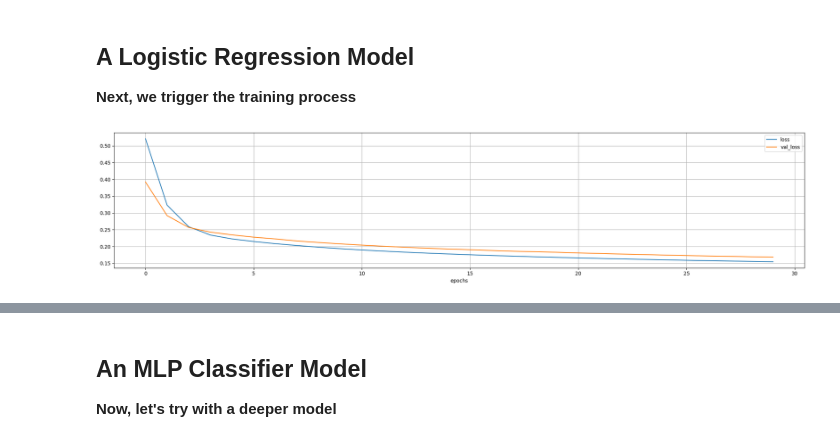
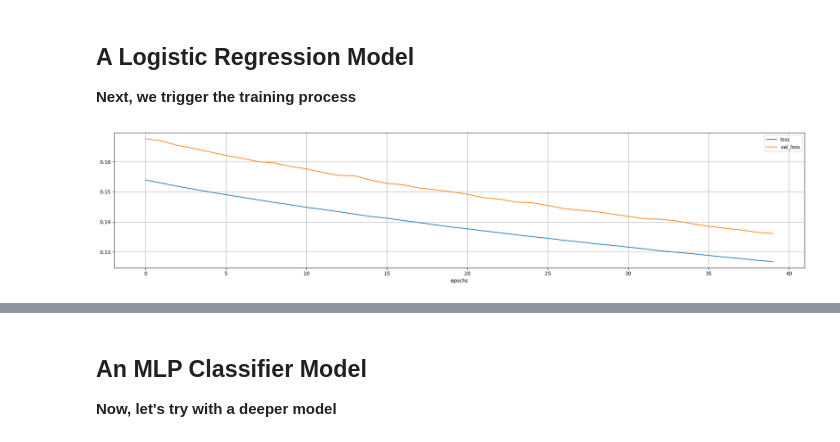
Before and after one commit to lab-ai-2023-2024/part-4, a Jupyter notebook: 09. Case Study - Classification based Maintenance Policy.ipynb, the cells around one changed output, grey strips where cells are left out. Drawn from its saved outputs; the diff is of its cells as text; code cells hidden in the pictures.

```diff
--- a/09. Case Study - Classification based Maintenance Policy.ipynb
+++ b/09. Case Study - Classification based Maintenance Policy.ipynb
@@ -122,7 +122,7 @@ This is called a _Logistic Regressor_
 
 **Next, we trigger the training process**
 # %%
-history = util.train_ml_model(nn, tr_s[dt_in], tr_lbl, epochs=30, validation_split=0.2, loss='binary_crossentropy')
+history = util.train_ml_model(nn, tr_s[dt_in], tr_lbl, epochs=40, validation_split=0.2, loss='binary_crossentropy')
 util.plot_training_history(history, figsize=figsize)
 # %% [output]
-[figure, old version]
+[figure, new version]
```
Also changed, not shown: parts of 5 cells of this notebook, 8 other files.
